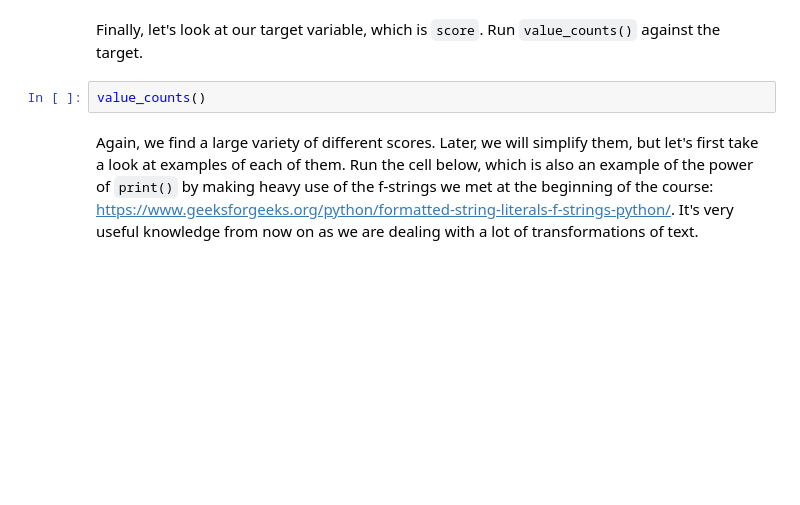
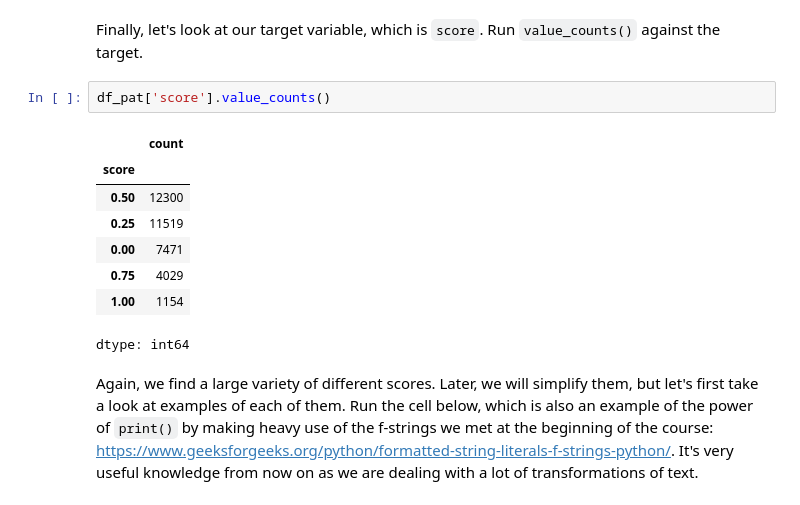
Before and after one commit to onni-Q/workshop_notebooks, a Jupyter notebook: Week4_Workshop.ipynb, the cells around one changed output. Saved outputs shown, nothing was run; the diff lists cells and outputs as text; blank space fills up the shorter version.

```diff
--- a/Week4_Workshop.ipynb
+++ b/Week4_Workshop.ipynb
@@ -1183,7 +1278,16 @@ q11.hint()
 # %% [markdown]
 Finally, let's look at our target variable, which is `score`. Run `value_counts()` against the target.
-# %%
-value_counts()
+# %%
+df_pat['score'].value_counts()
+# %% [output]
+|  | count |
+| score |  |
+| 0.50 | 12300 |
+| 0.25 | 11519 |
+| 0.00 | 7471 |
+| 0.75 | 4029 |
+| 1.00 | 1154 |
+dtype: int64
 # %% [markdown]
 Again, we find a large variety of different scores. Later, we will simplify them, but let's first take a look at examples of each of them. Run the cell below, which is also an example of the power of `print()` by making heavy use of the f-strings we met at the beginning of the course: https://www.geeksforgeeks.org/python/formatted-string-literals-f-strings-python/. It's very useful knowledge from now on as we are dealing with a lot of transformations of text.
 # %%
```
Also changed, not shown: parts of 42 cells of this notebook.
